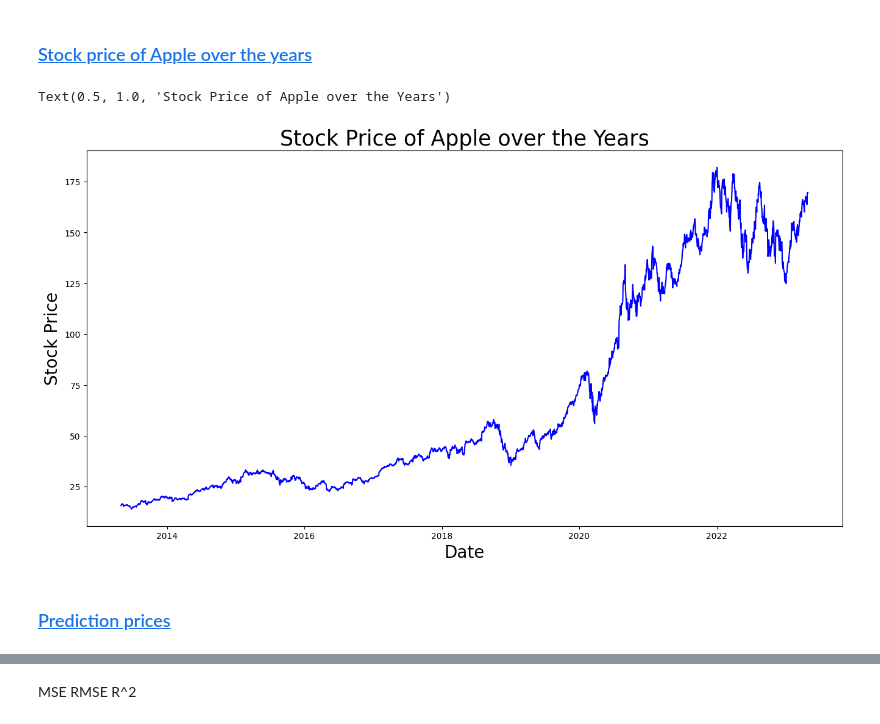
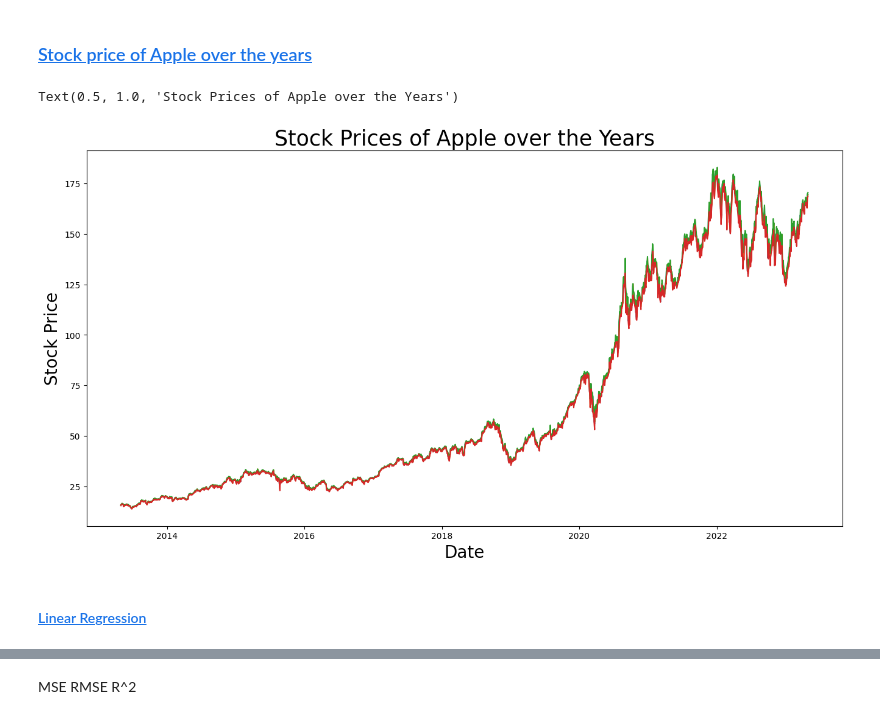
Before and after one commit to Radko99/Apple-stocks-wrangling-cleaning, a Jupyter notebook: Stocks_predictions.ipynb, the cells around one changed output, grey strips where cells are left out. Saved outputs shown, nothing was run; the diff lists cells and outputs as text; code cells hidden in the pictures.

```diff
--- a/Stocks_predictions.ipynb
+++ b/Stocks_predictions.ipynb
@@ -45,7 +42,7 @@ warnings.filterwarnings("ignore")
 # %% [markdown]
 #### <a id='toc1_1_2_1_'></a>[Loading data](#toc0_)
 # %%
-xmarket = pd.read_csv("AAPL Historical Data.csv", decimal=",", parse_dates = ["Date"], index_col = "Date")
+market = pd.read_csv("AAPL Historical Data.csv", decimal=",", parse_dates = ["Date"], index_col="Date")
 # %% [markdown]
 ### <a id='toc1_1_3_'></a>[Preprocessing data for analysis](#toc0_)
 # %%
@@ -175,12 +172,12 @@ max     182.01   182.63   182.94   179.12
 # %%
 
 plt.figure(figsize=(16,8))
-plt.plot(market["Price"], color="b")
+plt.plot(market[["Price", "Open", "High", "Low"]])
 plt.xlabel("Date",size=20)
 plt.ylabel("Stock Price",size=20)
-plt.title("Stock Price of Apple over the Years",size=25)
+plt.title("Stock Prices of Apple over the Years",size=25)
 # %% [output]
-Text(0.5, 1.0, 'Stock Price of Apple over the Years')
+Text(0.5, 1.0, 'Stock Prices of Apple over the Years')
-[figure, old version]
+[figure, new version]
 # %% [markdown]
-### <a id='toc1_1_6_'></a>[Prediction prices](#toc0_)
+#### <a id='toc1_1_5_1_'></a>[Linear Regression](#toc0_)
```
Also changed, not shown: parts of 14 cells of this notebook.
